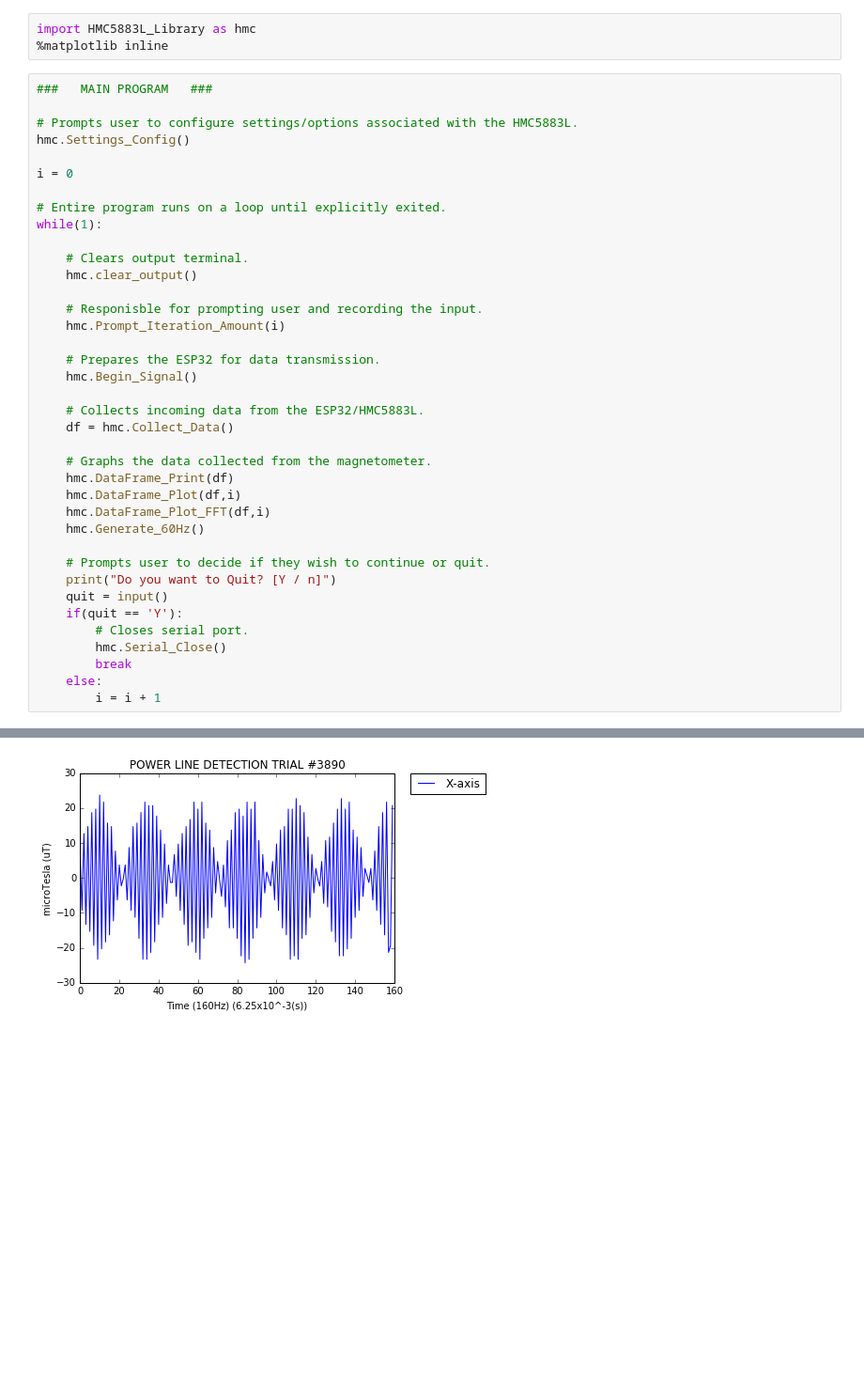
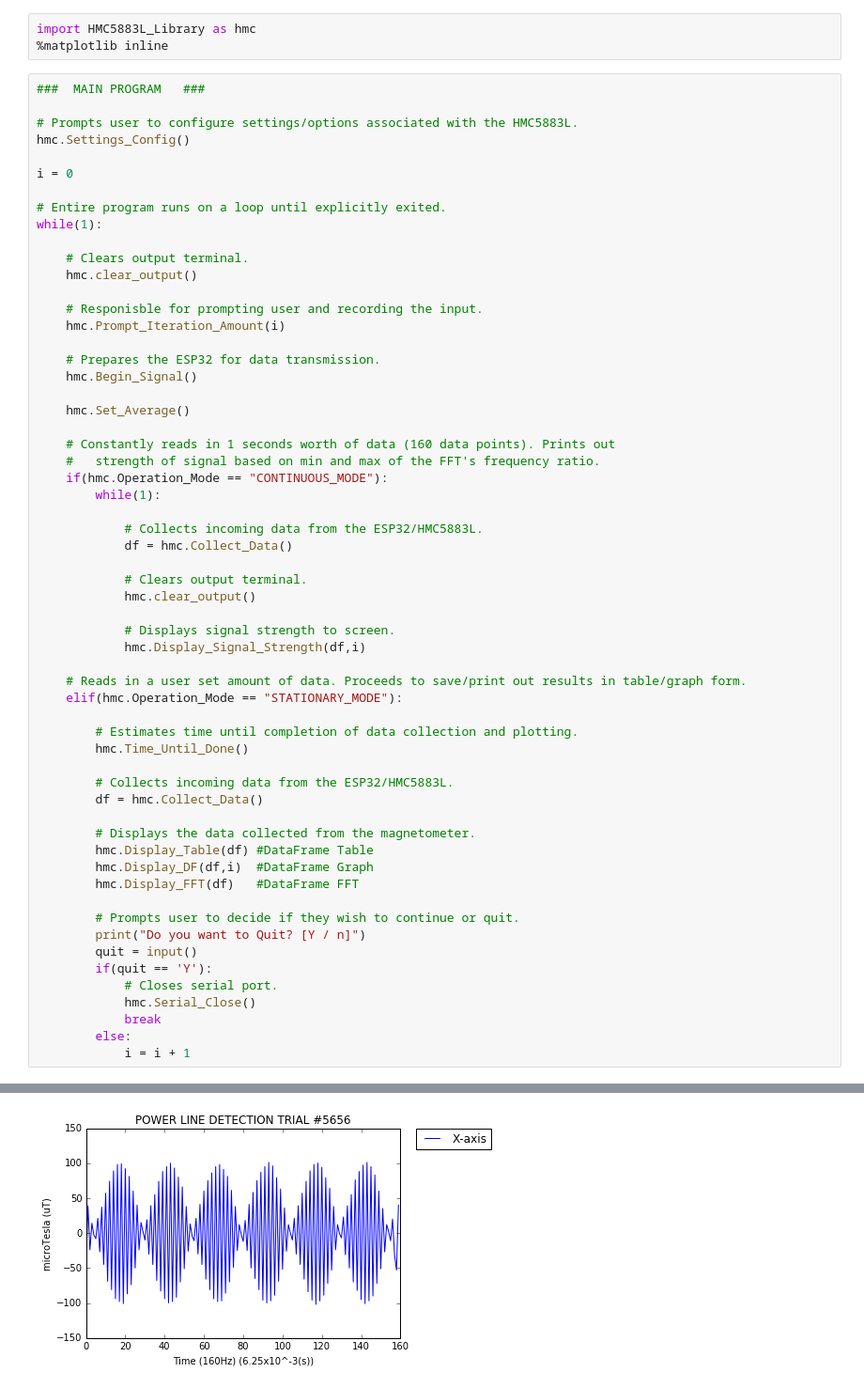
Before and after one commit to Danner36/Magnetic-Field-Variation-Detection, a Jupyter notebook: MFVD_Project.ipynb, the cells around one changed output, grey strips where cells are left out. Shown at 94% size. Saved outputs shown, nothing was run; the diff lists cells and outputs as text; blank space fills up the shorter version.

```diff
--- a/MFVD_Project.ipynb
+++ b/MFVD_Project.ipynb
@@ -2,7 +2,7 @@
 import HMC5883L_Library as hmc
 %matplotlib inline
 # %%
-###   MAIN PROGRAM   ###
+###  MAIN PROGRAM   ###
 
 # Prompts user to configure settings/options associated with the HMC5883L.
 hmc.Settings_Config()
@@ -21,22 +21,43 @@ while(1):
     # Prepares the ESP32 for data transmission.
     hmc.Begin_Signal()
 
-    # Collects incoming data from the ESP32/HMC5883L.
-    df = hmc.Collect_Data()
+    hmc.Set_Average()
 
-    # Graphs the data collected from the magnetometer.
-    hmc.DataFrame_Print(df)
-    hmc.DataFrame_Plot(df,i)
-    hmc.DataFrame_Plot_FFT(df,i)
-    hmc.Generate_60Hz()
+    # Constantly reads in 1 seconds worth of data (160 data points). Prints out
+    #   strength of signal based on min and max of the FFT's frequency ratio.
+    if(hmc.Operation_Mode == "CONTINUOUS_MODE"):
+        while(1):
 
-    # Prompts user to decide if they wish to continue or quit.
-    print("Do you want to Quit? [Y / n]")
-    quit = input()
-    if(quit == 'Y'):
-        # Closes serial port.
-        hmc.Serial_Close()
-        break
-    else:
-        i = i + 1
+            # Collects incoming data from the ESP32/HMC5883L.
+            df = hmc.Collect_Data()
+
+            # Clears output terminal.
+            hmc.clear_output()
+
+            # Displays signal strength to screen.
+            hmc.Display_Signal_Strength(df,i)
+
+    # Reads in a user set amount of data. Proceeds to save/print out results in table/graph form.
+    elif(hmc.Operation_Mode == "STATIONARY_MODE"):
+
+        # Estimates time until completion of data collection and plotting.
+        hmc.Time_Until_Done()
+
+        # Collects incoming data from the ESP32/HMC5883L.
+        df = hmc.Collect_Data()
+
+        # Displays the data collected from the magnetometer.
+        hmc.Display_Table(df) #DataFrame Table
+        hmc.Display_DF(df,i)  #DataFrame Graph
+        hmc.Display_FFT(df)   #DataFrame FFT
+
+        # Prompts user to decide if they wish to continue or quit.
+        print("Do you want to Quit? [Y / n]")
+        quit = input()
+        if(quit == 'Y'):
+            # Closes serial port.
+            hmc.Serial_Close()
+            break
+        else:
+            i = i + 1
 # %% [output]
@@ -60,2 +81,2 @@ Saved #3890 in: /home/jared/Desktop/mfvd/Saves
-[figure, old version]
+[figure, new version]
 --------------------------------------------------
```
Also changed, not shown: parts of 1 cell of this notebook, 2 other files.
